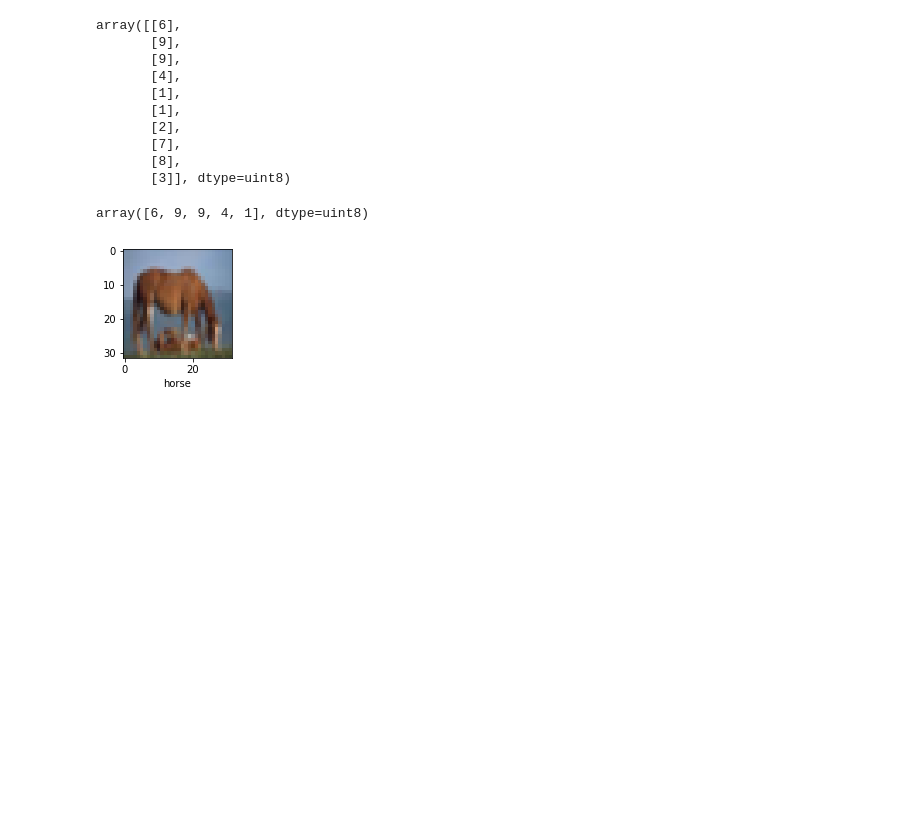
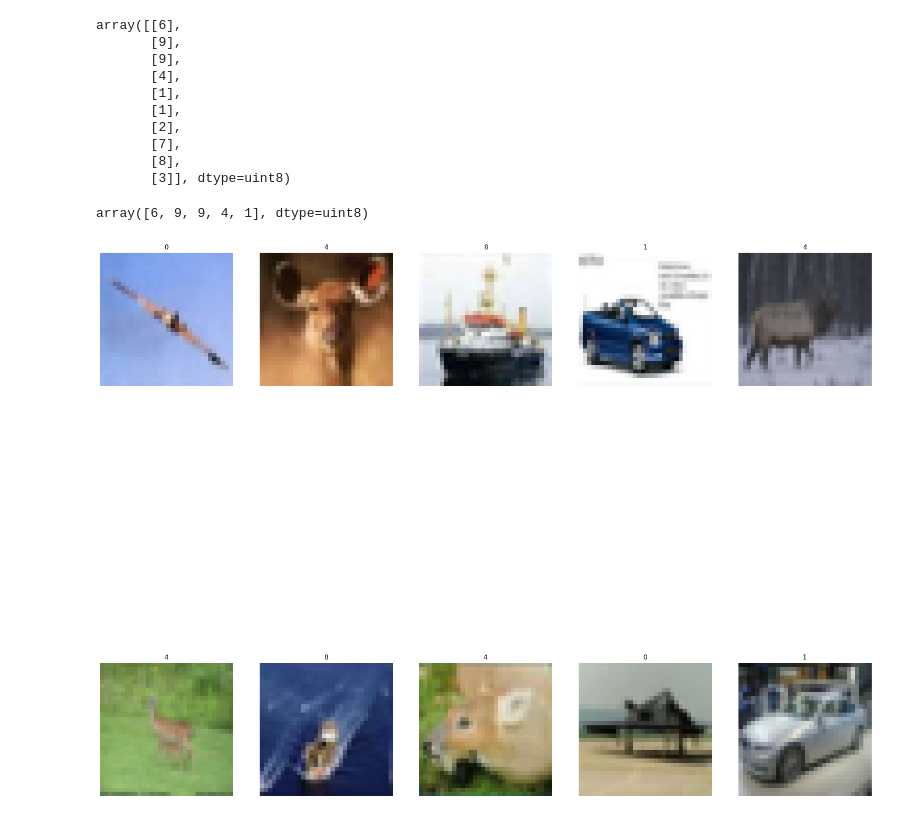
Before and after one commit to Abhijeetghadge/ITNPAI1_Abhijeet_3022255, a Jupyter notebook: Task B.ipynb, the cells around one changed output. Drawn from its saved outputs; the diff is of its cells as text; code cells hidden in the pictures; blank space fills up the shorter version.

Commit message:
10 Random Images

```diff
--- a/Task B.ipynb
+++ b/Task B.ipynb
@@ -60,4 +52,11 @@ def random_img(X, y, index):
-# %%
-random_img(X_train, y_train, index)
-# %% [output]
-[figure, removed]
+# %%
+fig,axes = plt.subplots(2, 5, figsize=(25,25))
+axes=axes.reshape(-1)
+
+for i in np.arange(0,2*5):
+    index=np.random.randint(0,len(X_train)) #Pick a random number
+    axes[i].imshow(X_train[index])
+    axes[i].set_title(y_train[index]) #Prints labels on top of the picture
+    axes[i].axis('off')
+# %% [output]
+[figure, added]
```
Also changed, not shown: parts of 1 cell of this notebook.
